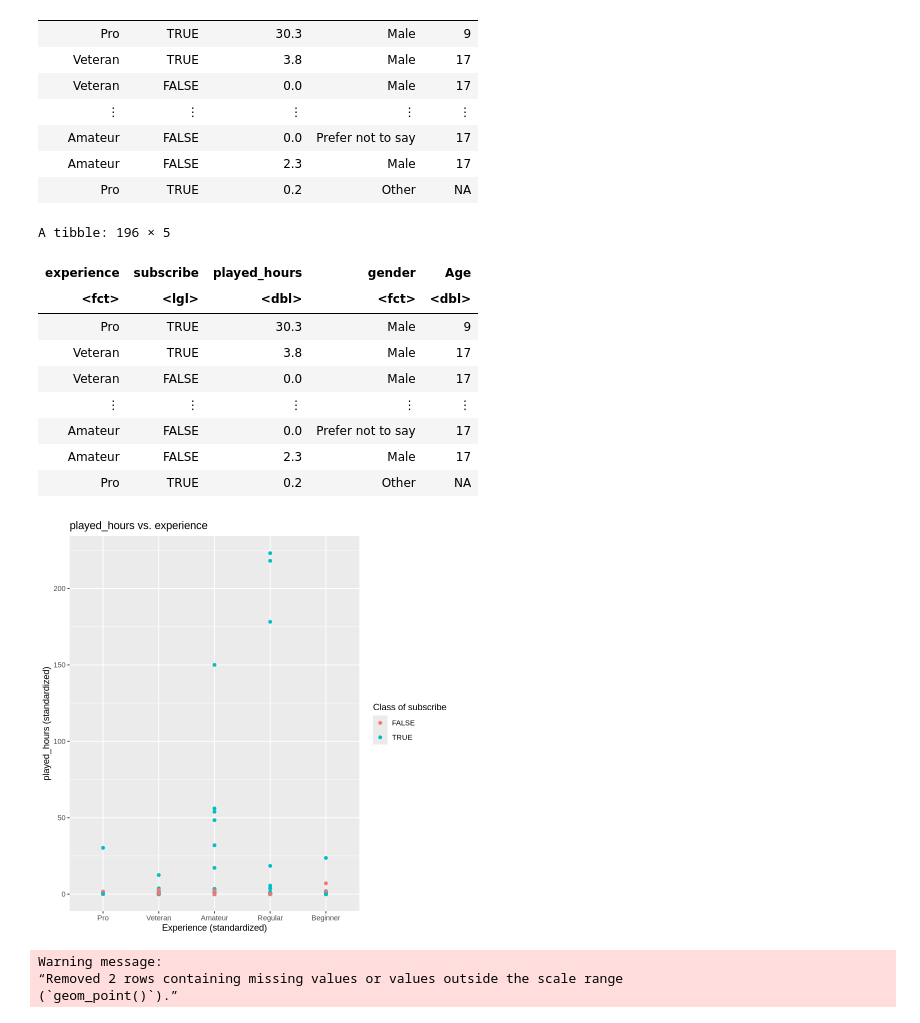
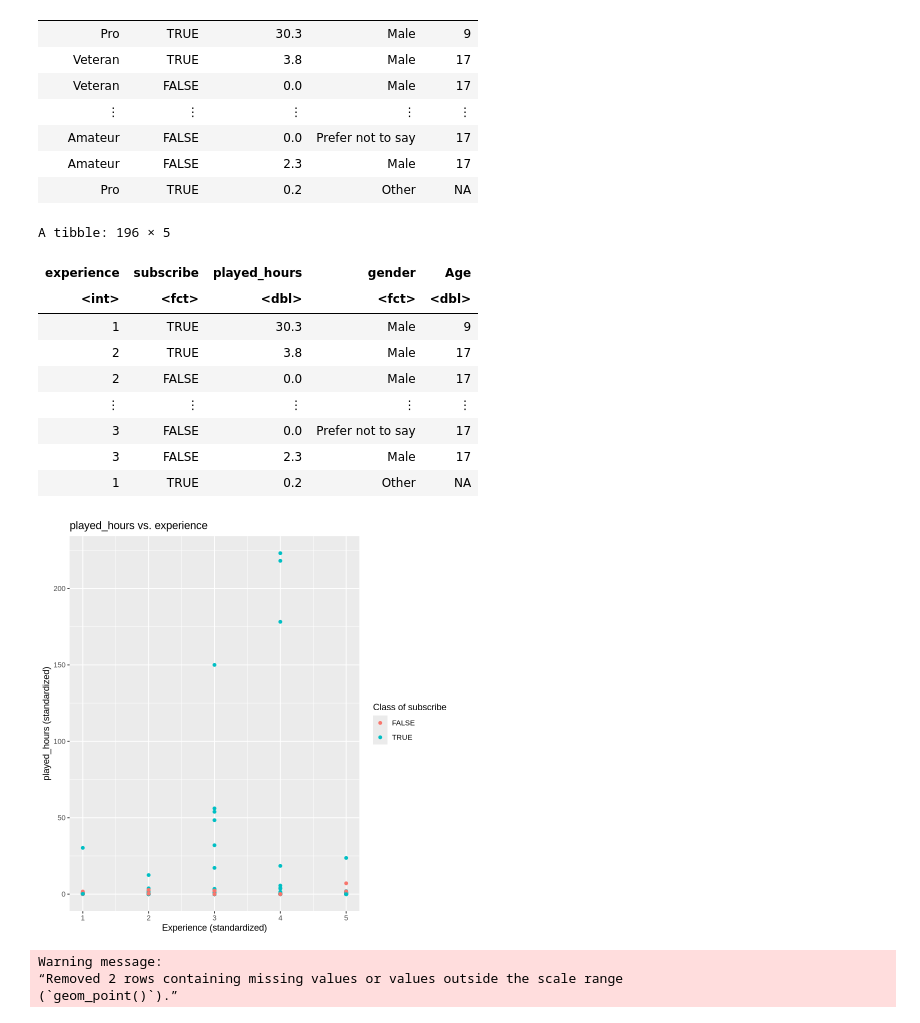
Before and after one commit to AdrianProgramming/dsci-100-2025s1-adrian, a Jupyter notebook: minecraft.ipynb, the cells around one changed output. Cells and saved outputs as stored; diff of their text form; code cells hidden in the pictures.

```diff
--- a/minecraft.ipynb
+++ b/minecraft.ipynb
@@ -85,22 +85,33 @@ A tibble: 196 × 5
 | Amateur | FALSE | 0.0 | Prefer not to say | 17 |
 | Amateur | FALSE | 2.3 | Male | 17 |
 | Pro | TRUE | 0.2 | Other | NA |
+# %%
+new_players$experience[new_players$experience == "Pro"] <- 4
+
+new_players$experience[new_players$experience == "Veteran"] <- 5
+
+new_players$experience[new_players$experience == "Amateur"] <- 1
+
+new_players$experience[new_players$experience == "Regular"] <- 3
+
+new_players$experience[new_players$experience == "Beginner"] <- 2
 # %%
 newest_players <- new_players |>
-mutate(experience = as_factor(experience), gender = as_factor(gender))
+mutate(gender = as_factor(gender), subscribe = as_factor(subscribe),
+      experience = as.integer(as_factor(experience)))
 
 newest_players
 # %% [output]
 A tibble: 196 × 5
 | experience | subscribe | played_hours | gender | Age |
-| <fct> | <lgl> | <dbl> | <fct> | <dbl> |
-| Pro | TRUE | 30.3 | Male | 9 |
-| Veteran | TRUE | 3.8 | Male | 17 |
-| Veteran | FALSE | 0.0 | Male | 17 |
+| <int> | <fct> | <dbl> | <fct> | <dbl> |
+| 1 | TRUE | 30.3 | Male | 9 |
+| 2 | TRUE | 3.8 | Male | 17 |
+| 2 | FALSE | 0.0 | Male | 17 |
 | ⋮ | ⋮ | ⋮ | ⋮ | ⋮ |
-| Amateur | FALSE | 0.0 | Prefer not to say | 17 |
-| Amateur | FALSE | 2.3 | Male | 17 |
-| Pro | TRUE | 0.2 | Other | NA |
+| 3 | FALSE | 0.0 | Prefer not to say | 17 |
+| 3 | FALSE | 2.3 | Male | 17 |
+| 1 | TRUE | 0.2 | Other | NA |
 # %%
 experience_played_hours_plot <- newest_players |>
    ggplot(aes(x = experience, y = played_hours, color = subscribe)) +
@@ -112,7 +123,7 @@ experience_played_hours_plot <- newest_players |>
 
 experience_played_hours_plot
 # %% [output]
-[figure, old version]
+[figure, new version]
 # %%
 gender_Age_plot <- newest_players |>
    ggplot(aes(x = gender, y = Age, color = subscribe)) +
```
Also changed, not shown: parts of 2 cells of this notebook.
